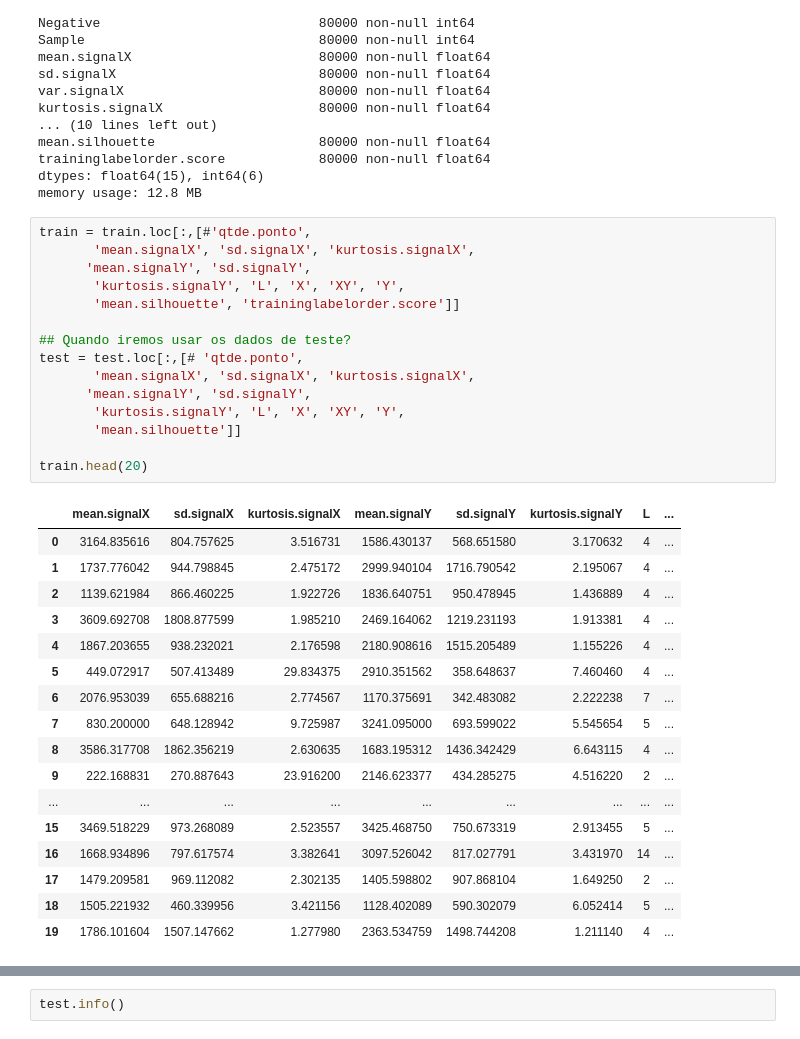
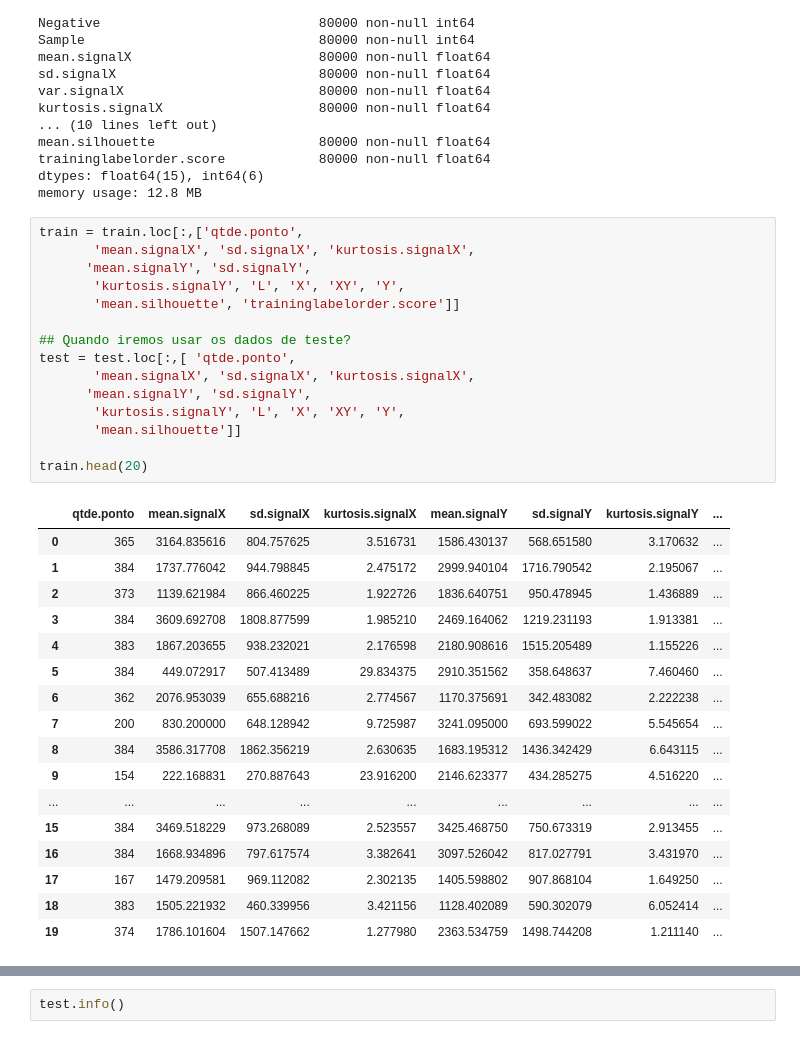
Before and after one commit to polivio/AM, a Jupyter notebook: DecisionTree_KDD_BR.ipynb, the cells around one changed output, grey strips where cells are left out. Drawn from its saved outputs; the diff is of its cells as text.

```diff
--- a/DecisionTree_KDD_BR.ipynb
+++ b/DecisionTree_KDD_BR.ipynb
@@ -69,38 +69,38 @@ traininglabelorder.score            80000 non-null float64
 dtypes: float64(15), int64(6)
 memory usage: 12.8 MB
 # %%
-train = train.loc[:,[#'qtde.ponto',
+train = train.loc[:,['qtde.ponto',
        'mean.signalX', 'sd.signalX', 'kurtosis.signalX',
       'mean.signalY', 'sd.signalY',
        'kurtosis.signalY', 'L', 'X', 'XY', 'Y',
        'mean.silhouette', 'traininglabelorder.score']]
 
 ## Quando iremos usar os dados de teste?
-test = test.loc[:,[# 'qtde.ponto',
+test = test.loc[:,[ 'qtde.ponto',
        'mean.signalX', 'sd.signalX', 'kurtosis.signalX',
       'mean.signalY', 'sd.signalY',
        'kurtosis.signalY', 'L', 'X', 'XY', 'Y',
        'mean.silhouette']]
 
 train.head(20)
 # %% [output]
-|  | mean.signalX | sd.signalX | kurtosis.signalX | mean.signalY | sd.signalY | kurtosis.signalY | L | ... |
-| 0 | 3164.835616 | 804.757625 | 3.516731 | 1586.430137 | 568.651580 | 3.170632 | 4 | ... |
-| 1 | 1737.776042 | 944.798845 | 2.475172 | 2999.940104 | 1716.790542 | 2.195067 | 4 | ... |
-| 2 | 1139.621984 | 866.460225 | 1.922726 | 1836.640751 | 950.478945 | 1.436889 | 4 | ... |
-| 3 | 3609.692708 | 1808.877599 | 1.985210 | 2469.164062 | 1219.231193 | 1.913381 | 4 | ... |
-| 4 | 1867.203655 | 938.232021 | 2.176598 | 2180.908616 | 1515.205489 | 1.155226 | 4 | ... |
-| 5 | 449.072917 | 507.413489 | 29.834375 | 2910.351562 | 358.648637 | 7.460460 | 4 | ... |
-| 6 | 2076.953039 | 655.688216 | 2.774567 | 1170.375691 | 342.483082 | 2.222238 | 7 | ... |
-| 7 | 830.200000 | 648.128942 | 9.725987 | 3241.095000 | 693.599022 | 5.545654 | 5 | ... |
-| 8 | 3586.317708 | 1862.356219 | 2.630635 | 1683.195312 | 1436.342429 | 6.643115 | 4 | ... |
-| 9 | 222.168831 | 270.887643 | 23.916200 | 2146.623377 | 434.285275 | 4.516220 | 2 | ... |
+|  | qtde.ponto | mean.signalX | sd.signalX | kurtosis.signalX | mean.signalY | sd.signalY | kurtosis.signalY | ... |
+| 0 | 365 | 3164.835616 | 804.757625 | 3.516731 | 1586.430137 | 568.651580 | 3.170632 | ... |
+| 1 | 384 | 1737.776042 | 944.798845 | 2.475172 | 2999.940104 | 1716.790542 | 2.195067 | ... |
+| 2 | 373 | 1139.621984 | 866.460225 | 1.922726 | 1836.640751 | 950.478945 | 1.436889 | ... |
+| 3 | 384 | 3609.692708 | 1808.877599 | 1.985210 | 2469.164062 | 1219.231193 | 1.913381 | ... |
+| 4 | 383 | 1867.203655 | 938.232021 | 2.176598 | 2180.908616 | 1515.205489 | 1.155226 | ... |
+| 5 | 384 | 449.072917 | 507.413489 | 29.834375 | 2910.351562 | 358.648637 | 7.460460 | ... |
+| 6 | 362 | 2076.953039 | 655.688216 | 2.774567 | 1170.375691 | 342.483082 | 2.222238 | ... |
+| 7 | 200 | 830.200000 | 648.128942 | 9.725987 | 3241.095000 | 693.599022 | 5.545654 | ... |
+| 8 | 384 | 3586.317708 | 1862.356219 | 2.630635 | 1683.195312 | 1436.342429 | 6.643115 | ... |
+| 9 | 154 | 222.168831 | 270.887643 | 23.916200 | 2146.623377 | 434.285275 | 4.516220 | ... |
 | ... | ... | ... | ... | ... | ... | ... | ... | ... |
-| 15 | 3469.518229 | 973.268089 | 2.523557 | 3425.468750 | 750.673319 | 2.913455 | 5 | ... |
-| 16 | 1668.934896 | 797.617574 | 3.382641 | 3097.526042 | 817.027791 | 3.431970 | 14 | ... |
-| 17 | 1479.209581 | 969.112082 | 2.302135 | 1405.598802 | 907.868104 | 1.649250 | 2 | ... |
-| 18 | 1505.221932 | 460.339956 | 3.421156 | 1128.402089 | 590.302079 | 6.052414 | 5 | ... |
-| 19 | 1786.101604 | 1507.147662 | 1.277980 | 2363.534759 | 1498.744208 | 1.211140 | 4 | ... |
+| 15 | 384 | 3469.518229 | 973.268089 | 2.523557 | 3425.468750 | 750.673319 | 2.913455 | ... |
+| 16 | 384 | 1668.934896 | 797.617574 | 3.382641 | 3097.526042 | 817.027791 | 3.431970 | ... |
+| 17 | 167 | 1479.209581 | 969.112082 | 2.302135 | 1405.598802 | 907.868104 | 1.649250 | ... |
+| 18 | 383 | 1505.221932 | 460.339956 | 3.421156 | 1128.402089 | 590.302079 | 6.052414 | ... |
+| 19 | 374 | 1786.101604 | 1507.147662 | 1.277980 | 2363.534759 | 1498.744208 | 1.211140 | ... |
 # %%
 train.head(20)
 # change the dtype to 'float64'
```
Also changed, not shown: parts of 9 cells of this notebook.
